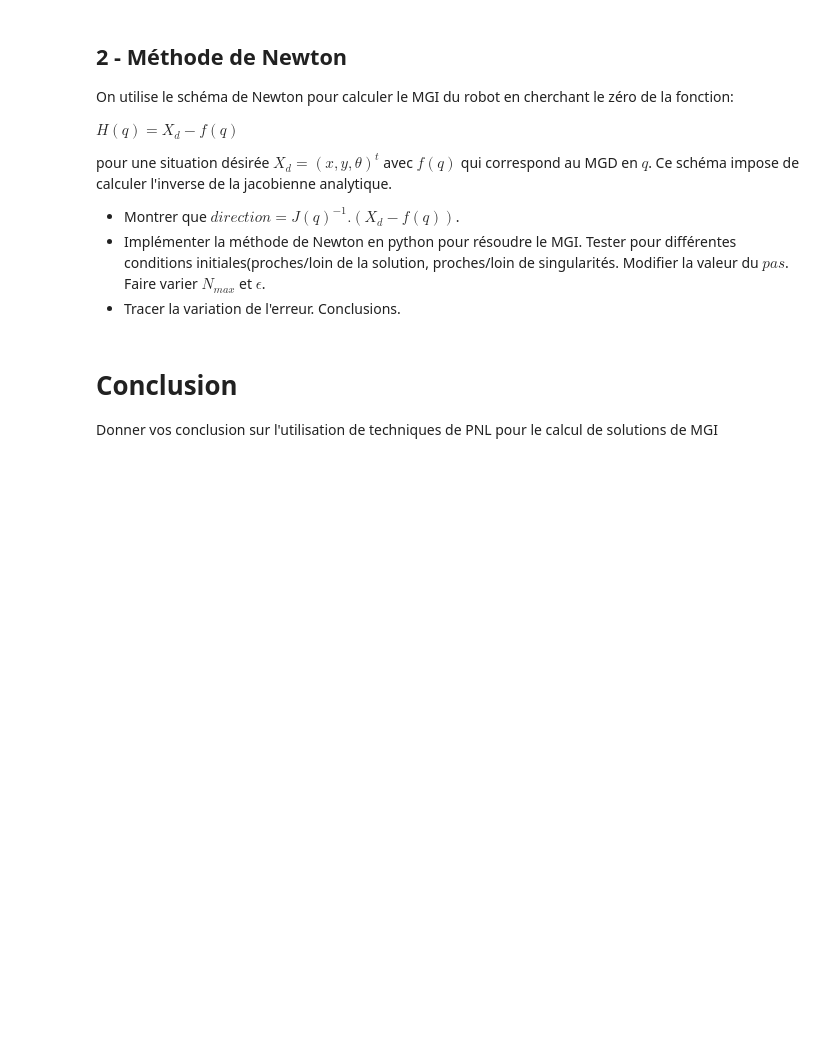
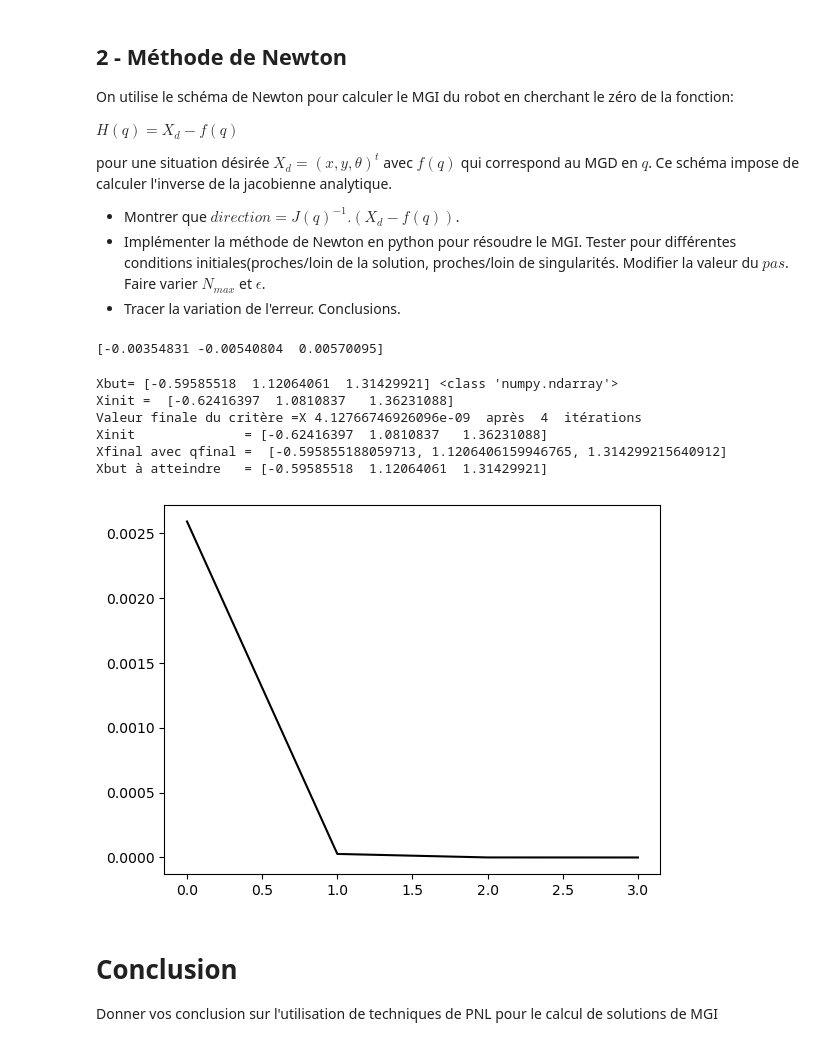
Before and after one commit to AloyKyllian/2A, a Jupyter notebook: optim/mgiRRR-2023-etudiant.ipynb, the cells around one changed output. Drawn from its saved outputs; the diff is of its cells as text; code cells hidden in the pictures; blank space fills up the shorter version.

```diff
--- a/optim/mgiRRR-2023-etudiant.ipynb
+++ b/optim/mgiRRR-2023-etudiant.ipynb
@@ -317,3 +327,20 @@ Ce schéma impose de calculer l'inverse de la jacobienne analytique.
+# %%
+################################################
+# calcul de la direction
+def direction_n(qinit,Xd,F,a,b):
+    Jacobian = ja(qinit, a, b)
+    JacobianInv = np.linalg.pinv(Jacobian)
+    direction = np.dot(JacobianInv, (Xd - F))
+    return direction
+a,b=1,1
+qbut= np.asarray([118., 22,  48.])
+Xd= np.asarray(mgd(qbut,a,b))
+qinit=np.asarray([120., 25,  45.])
+F=mgd(qinit,a,b)
+dir=direction_n(qinit,Xd,F,a,b)
+print(dir)
+# %% [output]
+[-0.00354831 -0.00540804  0.00570095]
 # %%
 #################################################
 # calcul du pas
@@ -322,3 +347,65 @@ Ce schéma impose de calculer l'inverse de la jacobienne analytique.
+# %%
+######### CALCUL DU MGI A FAIRE ################
+# Définir les paramètres du robot
+a,b= 1,1
+# Définition de Xbut
+qbut= np.asarray([118., 22,  48.])
+Xbut= np.asarray(mgd(qbut,a,b))
+print("Xbut=", Xbut, type(Xbut))
+#Initialisation de la recherche
+qinit=np.asarray([120., 25,  45.])
+Xinit=np.asarray(mgd(qinit,a,b))
+print("Xinit = ",Xinit)
+#
+# Algo de recherche de la solution
+err = np.linalg.norm(qinit)
+qavant = qinit
+listeerr=[]
+Nb=0
+while (err > 0.0000001 and Nb < 10000):
+    F=mgd(qavant,a,b)
+    dir=direction_n(qavant,Xbut,F,1,1)
+    # print(qavant)
+    qsuiv=qavant+np.dot(pas(),dir)
+    # print(qsuiv)
+    err=np.linalg.norm(Xbut-mgd(np.asarray(qsuiv),1,1))
+    qavant=qsuiv
+    listeerr.append(err)
+    Nb=Nb+1
+    # err = np.linalg.norm(err)
+    # print(err)
+
+# plt.plot(abs,listeerr,'k')
+# plt.show(block=True)
+
+# print(qsuiv)
+# print(err)
+    # qsuiv[0] = qavant[0]+pas(0.5)*direction(qavant[0],Xbut)
+    # qsuiv[1] = qavant[1]+pas(0.5)*direction(qavant[1],Xbut)
+    # qsuiv[2] = qavant[2]+pas(0.5)*direction(qavant[2],Xbut)
+#
+# qc = mgi(qinit) #valeur finale retournée par MGI
+# Visualisation des résultats (quelques idées, faire une courbe
+# qui montre l'évolution de l'erreur)
+print("Valeur finale du critère =X",listeerr[-1]," après ",Nb," itérations")
+X= mgd(qavant,a,b)
+print("Xinit              =",Xinit)
+print("Xfinal avec qfinal = ",X)
+print("Xbut à atteindre   =", Xbut)
+
+# print("Erreur finale=",erx)
+abs = np.linspace(0,len(listeerr)-1,(len(listeerr)))
+
+plt.plot(abs,listeerr,'k')
+plt.show(block=True)
+# %% [output]
+Xbut= [-0.59585518  1.12064061  1.31429921] <class 'numpy.ndarray'>
+Xinit =  [-0.62416397  1.0810837   1.36231088]
+Valeur finale du critère =X 4.12766746926096e-09  après  4  itérations
+Xinit              = [-0.62416397  1.0810837   1.36231088]
+Xfinal avec qfinal =  [-0.595855188059713, 1.1206406159946765, 1.314299215640912]
+Xbut à atteindre   = [-0.59585518  1.12064061  1.31429921]
+[figure, added]
 # %% [markdown]
 # Conclusion
 
```
Also changed, not shown: parts of 11 cells of this notebook.
